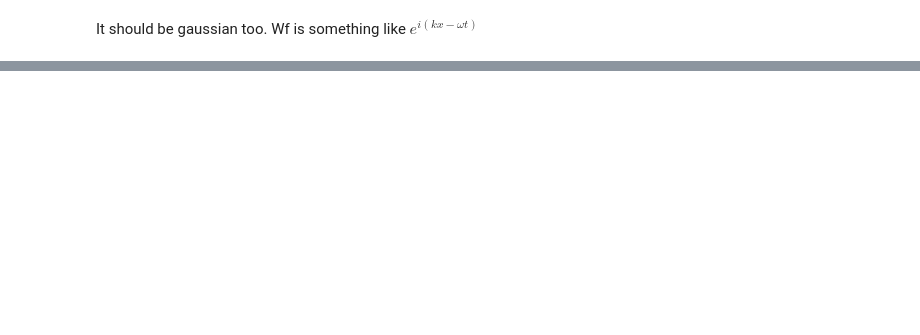
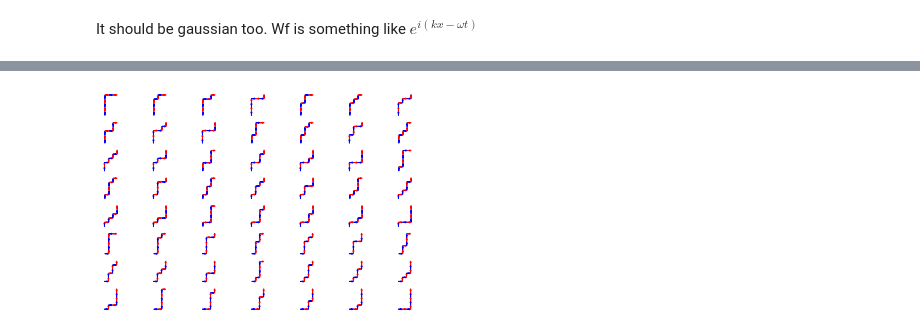
Before and after one commit to theheavygluon/FeynmanPathIntegral, a Jupyter notebook: Milestone 1.ipynb, the cells around one changed output, grey strips where cells are left out. Cells and saved outputs as stored; diff of their text form; code cells hidden in the pictures; blank space fills up the shorter version.

```diff
--- a/Milestone 1.ipynb
+++ b/Milestone 1.ipynb
@@ -276,0 +334,46 @@ It should be gaussian too. Wf is something like $e^{i(kx - \omega t)}$
+# %%
+import itertools
+
+allPaths = [ "".join( x ) for x in itertools.product( "NE", repeat=8 )
+             if x.count( "N" ) == 5 and x.count( "E" ) == 3 ]
+
+import matplotlib.pyplot as plt
+
+length = 0.18
+width= 0.001
+head_width = 0.05
+
+def drawPath( ax, path ):
+    x = 0.0 + head_width
+    y = 0.0 + head_width
+    color = "blue"
+
+    ax.set_aspect('equal', 'box' )
+    for d in path:
+        if d == "N":
+            dx = 0.0
+            dy = length
+        else:
+            dx = length
+            dy = 0.0
+        ax.arrow( x, y, dx, dy,
+                  width = width,
+                  head_width = head_width,
+                  color = color,
+                  length_includes_head = True )
+        x += dx
+        y += dy
+        if color == "blue":
+            color = "red"
+        else:
+            color = "blue"
+
+for i, p in enumerate( allPaths ):
+    ax = plt.subplot( 8, 7, i + 1 )
+    ax.axis( "off" )
+    drawPath( ax, p )
+
+plt.savefig(fname="pathnice", dpi=3000)
+plt.show()
+# %% [output]
+[figure, added]
```
Also changed, not shown: parts of 21 cells of this notebook.
